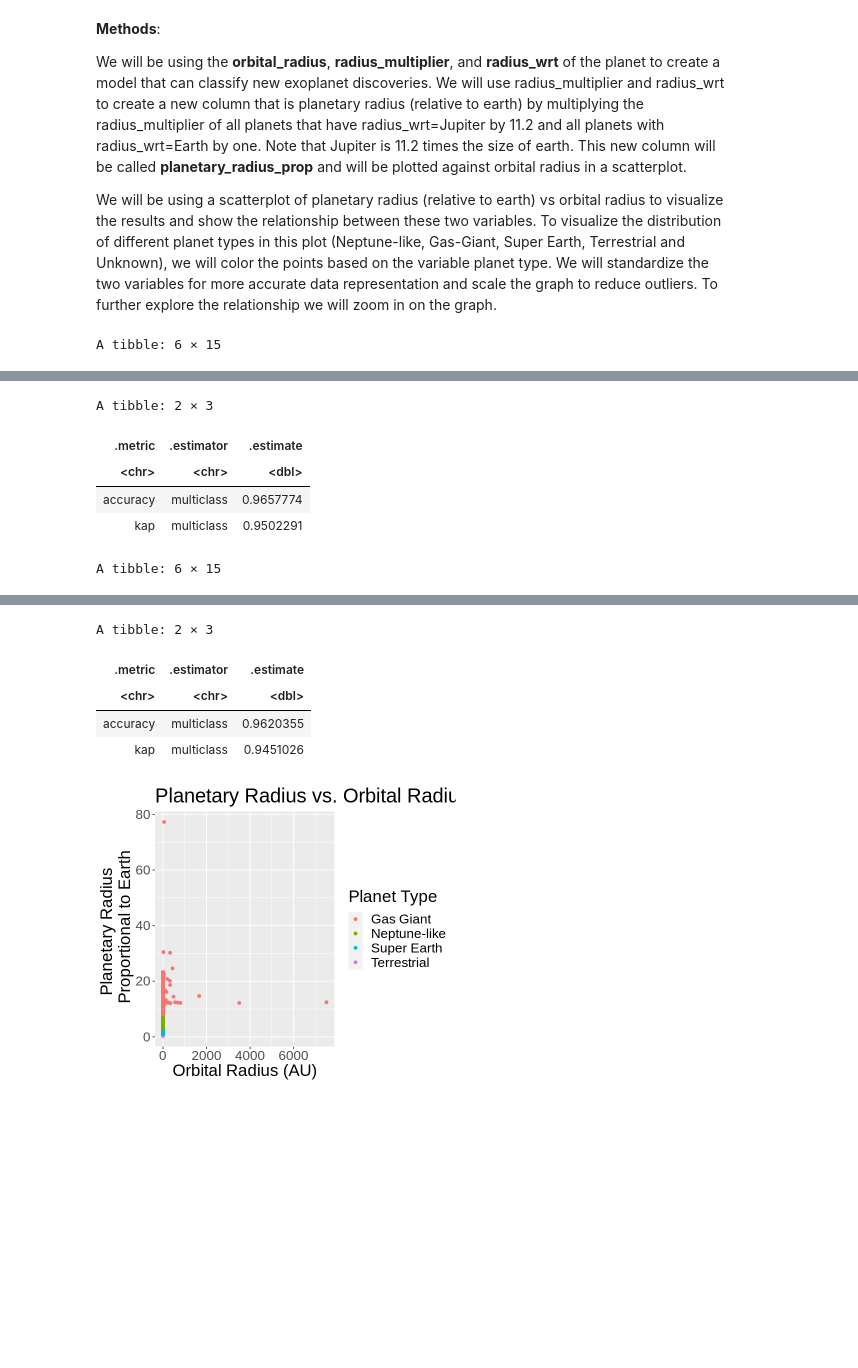
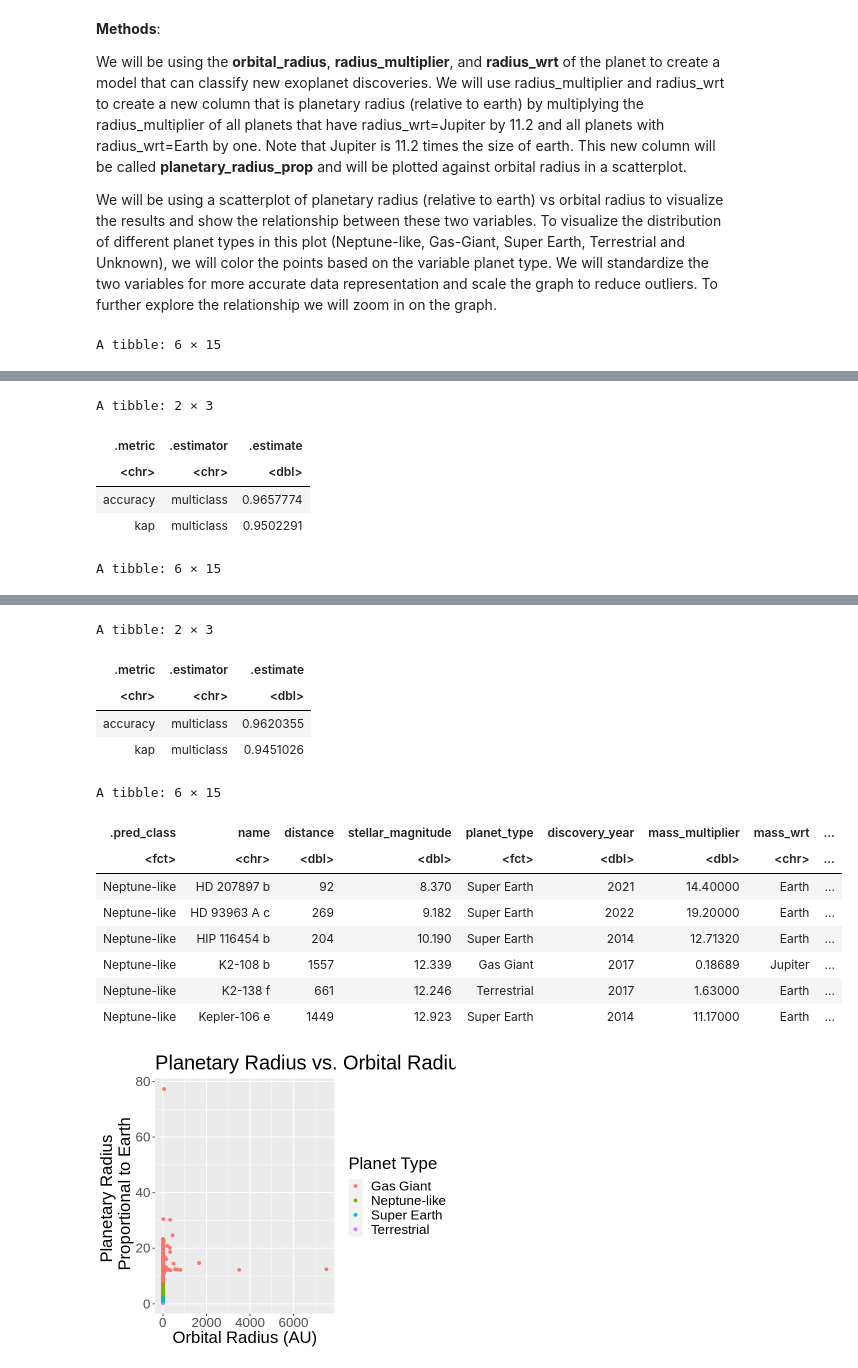
Before and after one commit to karembryo/dsci-project, a Jupyter notebook: group_43_project_report (1).ipynb, the cells around one changed output, grey strips where cells are left out. Drawn from its saved outputs; the diff is of its cells as text; code cells hidden in the pictures; blank space fills up the shorter version.

Commit message:
filtered for incorrect classifications

```diff
--- a/group_43_project_report (1).ipynb
+++ b/group_43_project_report (1).ipynb
@@ -242,35 +232,47 @@ head(planet_test_predictions)
 planet_prediction_accuracy2 <- planet_test_predictions |>
         metrics(truth = .pred_class, estimate = planet_type)
 planet_prediction_accuracy2
+
+#filtering incorrect classifications
+planet_test_predictions |> filter(.pred_class != planet_type) |> head()
 # %% [output]
 A tibble: 6 × 15
 | .pred_class | name | distance | stellar_magnitude | planet_type | discovery_year | mass_multiplier | mass_wrt | ... |
 | <fct> | <chr> | <dbl> | <dbl> | <fct> | <dbl> | <dbl> | <chr> | ... |
 | Gas Giant | 11 Comae Berenices b | 304 | 4.72307 | Gas Giant | 2007 | 19.40000 | Jupiter | ... |
 | Gas Giant | 14 Herculis b | 58 | 6.61935 | Gas Giant | 2002 | 8.13881 | Jupiter | ... |
 | Gas Giant | 16 Cygni B b | 69 | 6.21500 | Gas Giant | 1996 | 1.78000 | Jupiter | ... |
 | Gas Giant | 18 Delphini b | 249 | 5.51048 | Gas Giant | 2008 | 10.30000 | Jupiter | ... |
 | Gas Giant | 1RXS J160929.1-210524 b | 454 | 12.61800 | Gas Giant | 2008 | 8.00000 | Jupiter | ... |
 | Gas Giant | 24 Bootis b | 313 | 5.59000 | Gas Giant | 2018 | 0.91000 | Jupiter | ... |
 A tibble: 2 × 3
 | .metric | .estimator | .estimate |
 | <chr> | <chr> | <dbl> |
 | accuracy | multiclass | 0.9657774 |
 | kap | multiclass | 0.9502291 |
 A tibble: 6 × 15
 | .pred_class | name | distance | stellar_magnitude | planet_type | discovery_year | mass_multiplier | mass_wrt | ... |
 | <fct> | <chr> | <dbl> | <dbl> | <fct> | <dbl> | <dbl> | <chr> | ... |
 | Gas Giant | 11 Ursae Minoris b | 409 | 5.01300 | Gas Giant | 2009 | 14.74 | Jupiter | ... |
 | Gas Giant | 14 Andromedae b | 246 | 5.23133 | Gas Giant | 2008 | 4.80 | Jupiter | ... |
 | Gas Giant | 17 Scorpii b | 408 | 5.22606 | Gas Giant | 2020 | 4.32 | Jupiter | ... |
 | Gas Giant | 24 Sextantis c | 235 | 6.45350 | Gas Giant | 2010 | 0.86 | Jupiter | ... |
 | Gas Giant | 2M0437 b | 419 | 16.18600 | Gas Giant | 2021 | 4.00 | Jupiter | ... |
 | Gas Giant | 2MASS J19383260+4603591 b | 1293 | 12.65100 | Gas Giant | 2015 | 1.90 | Jupiter | ... |
 A tibble: 2 × 3
 | .metric | .estimator | .estimate |
 | <chr> | <chr> | <dbl> |
 | accuracy | multiclass | 0.9620355 |
 | kap | multiclass | 0.9451026 |
+A tibble: 6 × 15
+| .pred_class | name | distance | stellar_magnitude | planet_type | discovery_year | mass_multiplier | mass_wrt | ... |
+| <fct> | <chr> | <dbl> | <dbl> | <fct> | <dbl> | <dbl> | <chr> | ... |
+| Neptune-like | HD 207897 b | 92 | 8.370 | Super Earth | 2021 | 14.40000 | Earth | ... |
+| Neptune-like | HD 93963 A c | 269 | 9.182 | Super Earth | 2022 | 19.20000 | Earth | ... |
+| Neptune-like | HIP 116454 b | 204 | 10.190 | Super Earth | 2014 | 12.71320 | Earth | ... |
+| Neptune-like | K2-108 b | 1557 | 12.339 | Gas Giant | 2017 | 0.18689 | Jupiter | ... |
+| Neptune-like | K2-138 f | 661 | 12.246 | Terrestrial | 2017 | 1.63000 | Earth | ... |
+| Neptune-like | Kepler-106 e | 1449 | 12.923 | Super Earth | 2014 | 11.17000 | Earth | ... |
 # %%
 train_plot <- ggplot(planet_train_predictions , aes(x = orbital_radius , y = planetary_radius_prop , color = .pred_class )) + geom_point() +  labs(x = "Orbital Radius (AU)", y = "Planetary Radius \n Proportional to Earth", color = "Planet Type") +
     theme(text = element_text(size = 20)) +
```
Also changed, not shown: parts of 3 cells of this notebook.
